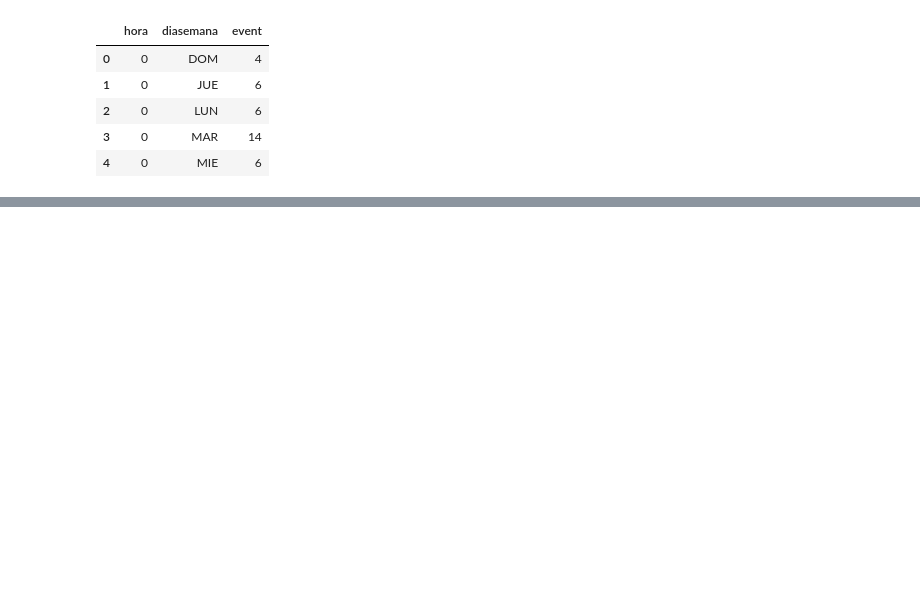
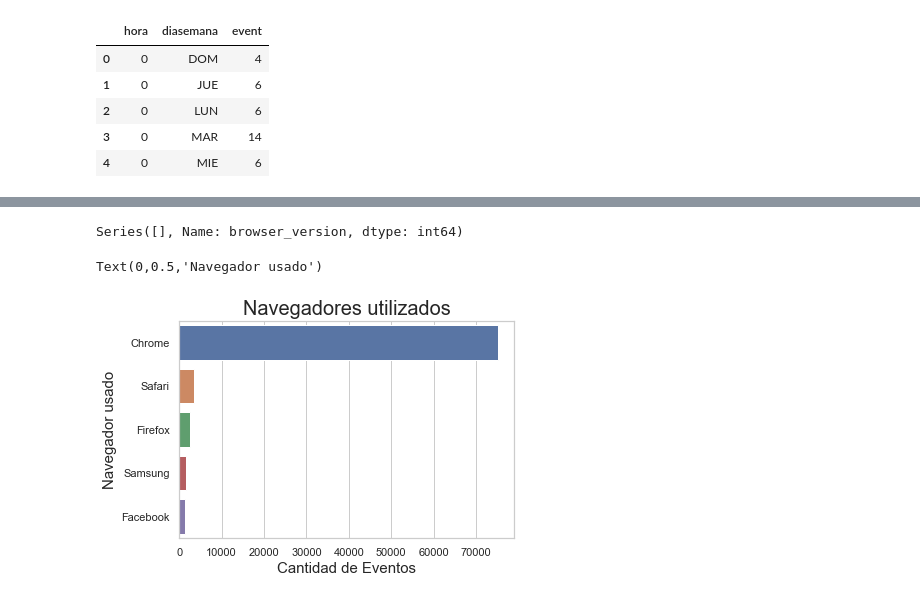
Before and after one commit to asilvestri2020/7506_2C2018, a Jupyter notebook: TP1/Borrador_TP1.ipynb, the cells around one changed output, grey strips where cells are left out. Saved outputs shown, nothing was run; the diff lists cells and outputs as text; code cells hidden in the pictures; blank space fills up the shorter version.

Commit message:
Agrego informe sobre cantidades
Un agregado básico como para tener algo más.

```diff
--- a/TP1/Borrador_TP1.ipynb
+++ b/TP1/Borrador_TP1.ipynb
@@ -509,0 +562,27 @@ AttributeError: 'JointGrid' object has no attribute 'set_xlabel'
+# %%
+## DIFERENCIAMOS LOS NAVEGADORES QUE UTILIZA LA GENTE PARA ACCEDER.
+eventos.loc[eventos.browser_version.str.contains('Chrome', na=False), 'navegador'] = 'Chrome'
+eventos.loc[eventos.browser_version.str.contains('Opera', na=False), 'navegador'] = 'Opera'
+eventos.loc[eventos.browser_version.str.contains('Safari', na=False), 'navegador'] = 'Safari'
+eventos.loc[eventos.browser_version.str.contains('Firefox', na=False), 'navegador'] = 'Firefox'
+eventos.loc[eventos.browser_version.str.contains('Puffin', na=False), 'navegador'] = 'Puffin'
+eventos.loc[eventos.browser_version.str.contains('Facebook', na=False), 'navegador'] = 'Facebook'
+eventos.loc[eventos.browser_version.str.contains('Edge', na=False), 'navegador'] = 'Edge'
+eventos.loc[eventos.browser_version.str.contains('Samsung', na=False), 'navegador'] = 'Samsung'
+eventos.loc[eventos.browser_version.str.contains('IE', na=False), 'navegador'] = 'IE'
+# %%
+## YA TENGO DIFERENCIADAS TODAS LAS MARCAvendidosS DE LOS PRODUCTOS QUE SE HAN COMPRADO.
+eventosNave = eventos.loc[eventos.navegador == '',:]
+eventosNave['browser_version'].value_counts()
+# %% [output]
+Series([], Name: browser_version, dtype: int64)
+# %%
+## GUARDAMOS LAS APARICIONES AGRUPADAS.
+eventos_navegador = eventos['navegador'].value_counts()
+g = sns.barplot(x=eventos_navegador.head(5).values, y=eventos_navegador.head(5).index, orient='h')
+g.set_title("Navegadores utilizados", fontsize=20)
+g.set_xlabel("Cantidad de Eventos", fontsize=15)
+g.set_ylabel("Navegador usado", fontsize=15)
+# %% [output]
+Text(0,0.5,'Navegador usado')
+[figure, added]
```
Also changed, not shown: parts of 15 cells of this notebook, 1 other file.
